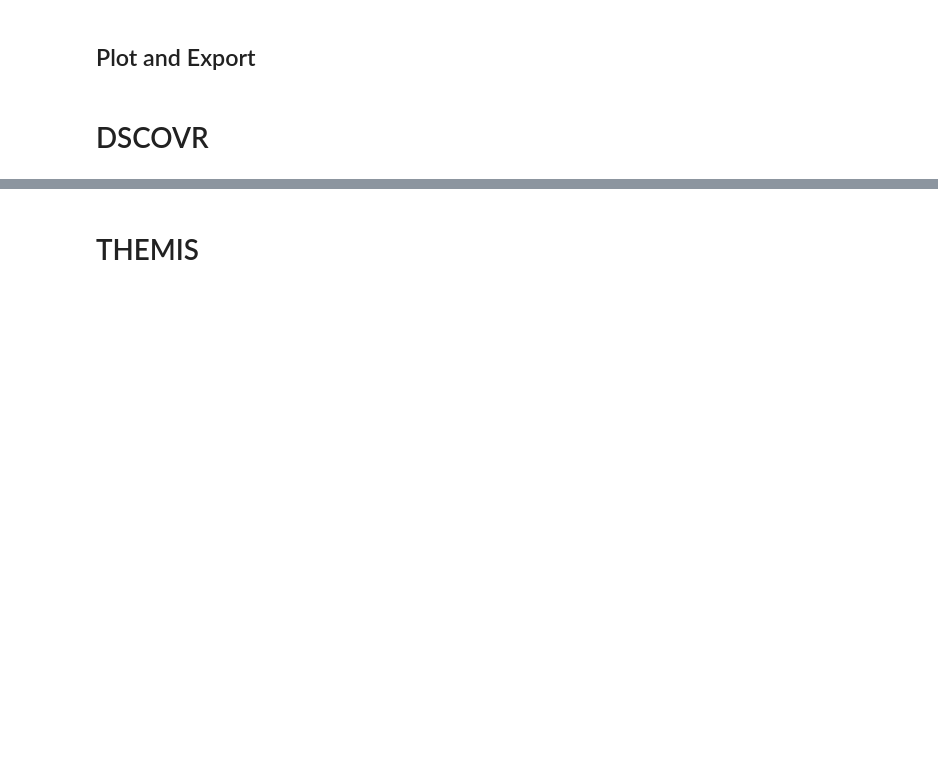
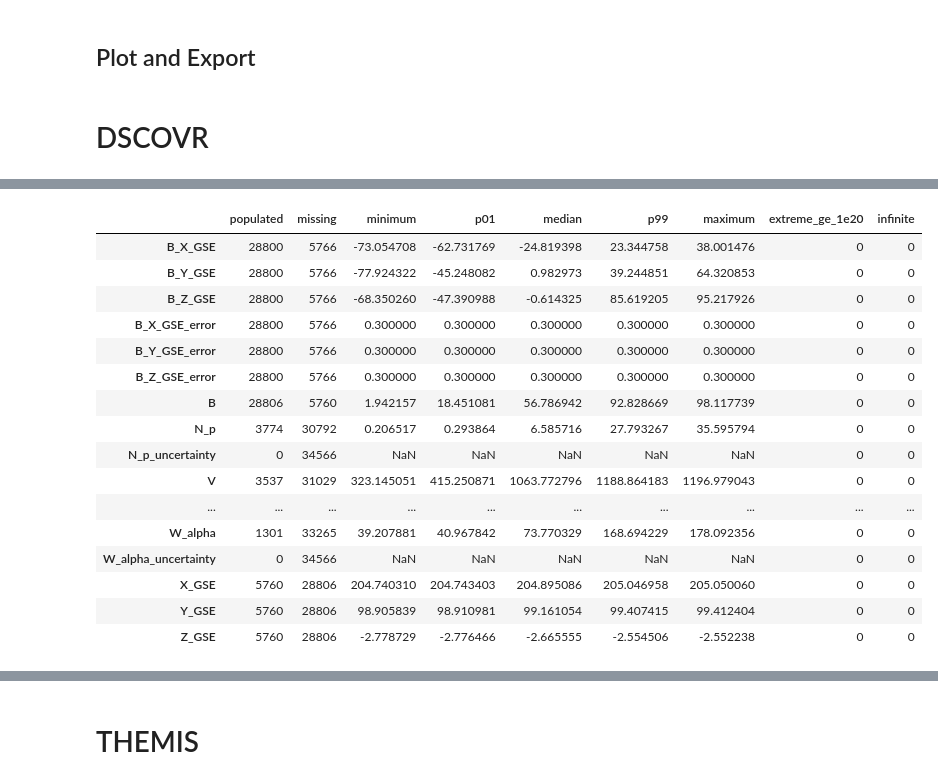
Before and after one commit to oscu0/Shock-and-Awe, a Jupyter notebook: CDASWS Downloader.ipynb, the cells around one changed output, grey strips where cells are left out. Drawn from its saved outputs; the diff is of its cells as text; code cells hidden in the pictures; blank space fills up the shorter version.

```diff
--- a/CDASWS Downloader.ipynb
+++ b/CDASWS Downloader.ipynb
@@ -1633,0 +1656,12 @@ merged
+# %%
+ADITYA_RAW_DIR = Path("Data/2026-01-19 22-00-00/Aditya-L1 (Raw)")
+ADITYA_SWIS_FILES = [
+    ADITYA_RAW_DIR / "AL1_ASW91_L2_BLK_20260119_UNP_9999_999999_V03.cdf",
+]
+ADITYA_MAG_FILES = [
+    ADITYA_RAW_DIR / "L1_MAG91N18P1AL10001009024026020040427663_N00_0000_000762_V00.nc",
+    ADITYA_RAW_DIR / "L1_MAG91N18P1AL10001109024026020075744125_N00_0000_000762_V00.nc",
+]
+ADITYA_SWIS_AUX_FILE = ADITYA_RAW_DIR / "AL1_ASW91_L1_AUX_20260119_UNP_9999_999999_V01.cdf"
+ADITYA_ATTITUDE_TOLERANCE = pd.Timedelta("0.25s")
+assert ADITYA_SWIS_FILES and ADITYA_MAG_FILES
@@ -1633,0 +2010,58 @@ merged
+# %%
+aditya_mag_selected = average_subsecond(aditya_mag_native.loc[t_start:t_end])
+aditya_plasma_selected = average_subsecond(aditya_plasma.loc[t_start:t_end])
+if aditya_plasma_selected.empty or aditya_mag_selected.empty:
+    raise ValueError("The manually supplied files do not overlap the requested interval.")
+aditya_merged = pd.concat([aditya_mag_selected, aditya_plasma_selected], axis=1).sort_index()
+aditya_merged.attrs = {
+    **aditya_plasma_frames[0].attrs,
+    "plasma_sources": [str(path) for path in ADITYA_SWIS_FILES],
+    "magnetic_sources": [str(path) for path in ADITYA_MAG_FILES],
+    "magnetic_processing_level": aditya_mag_level,
+    "magnetic_sensor": "MAG1 (6 m)",
+    "magnetic_frame": "GSE",
+    "gse_source": "Derived from MAG1 yaw/roll/pitch and SWIS L1 AUX sector directions",
+    "attitude_source": str(ADITYA_SWIS_AUX_FILE),
+    "attitude_axes_zero_based": {"yaw": "THA2[0] = THA1[1]", "roll": "THA2[24]", "pitch": "-THA1[5]"},
+    "attitude_matching": "nearest frame-start epoch; no interpolation; no extrapolation outside AUX coverage",
+    "attitude_max_offset_s": ADITYA_ATTITUDE_TOLERANCE.total_seconds(),
+    "attitude_available_start_UTC": aditya_attitude_time[0].isoformat(),
+    "attitude_available_end_UTC": aditya_attitude_time[-1].isoformat(),
+    "attitude_alignment_status": "Nominal sector/body assignment supported by L2 comparison; exact SWIS mounting offsets and intra-frame attitude epoch unverified",
+    "magnetic_magnitude_definition": "B is the 1 s mean of cleaned native MAG1 vector norms; components are means of native GSE vectors",
+    "magnetic_bin_missing_data": "Means use valid samples independently per column; B may include samples with missing GSE orientation",
+    "magnetic_calibration": "Source Level-1 calibration; no added offsets or official Level-2 filtering",
+    "magnetic_quality": "Source fill decoding and shared clamp_bad_values; L1 has no official L2 quality flag",
+    "magnetic_error_propagation": "sqrt(sum(R_ij**2 * sigma_body_j**2)); uncorrelated component errors assumed; 1 s error columns are mean source uncertainties, not standard errors of the mean",
+    "magnetic_units": "nT",
+    "magnetic_resampling": "1 s UTC arithmetic means after native-sample GSE rotation; occupied bins only; no interpolation",
+    "plasma_merge": "native timestamps; no nearest-time filling or interpolation",
+    "magnetic_available_start_UTC": aditya_mag_raw.index[0].isoformat(),
+    "magnetic_available_end_UTC": aditya_mag_raw.index[-1].isoformat(),
+    "plasma_available_start_UTC": aditya_plasma.index[0].isoformat(),
+    "plasma_available_end_UTC": aditya_plasma.index[-1].isoformat(),
+    "requested_start_UTC": t_start.isoformat(),
+    "requested_end_UTC": t_end.isoformat(),
+}
+aditya_check_time_index(aditya_merged)
+aditya_final_profile = aditya_data_profile(aditya_merged)
+assert not aditya_final_profile[["extreme_ge_1e20", "infinite"]].any().any()
+display(aditya_final_profile)
+# %% [output]
+|  | populated | missing | minimum | p01 | median | p99 | maximum | extreme_ge_1e20 | infinite |
+| B_X_GSE | 28800 | 5766 | -73.054708 | -62.731769 | -24.819398 | 23.344758 | 38.001476 | 0 | 0 |
+| B_Y_GSE | 28800 | 5766 | -77.924322 | -45.248082 | 0.982973 | 39.244851 | 64.320853 | 0 | 0 |
+| B_Z_GSE | 28800 | 5766 | -68.350260 | -47.390988 | -0.614325 | 85.619205 | 95.217926 | 0 | 0 |
+| B_X_GSE_error | 28800 | 5766 | 0.300000 | 0.300000 | 0.300000 | 0.300000 | 0.300000 | 0 | 0 |
+| B_Y_GSE_error | 28800 | 5766 | 0.300000 | 0.300000 | 0.300000 | 0.300000 | 0.300000 | 0 | 0 |
+| B_Z_GSE_error | 28800 | 5766 | 0.300000 | 0.300000 | 0.300000 | 0.300000 | 0.300000 | 0 | 0 |
+| B | 28806 | 5760 | 1.942157 | 18.451081 | 56.786942 | 92.828669 | 98.117739 | 0 | 0 |
+| N_p | 3774 | 30792 | 0.206517 | 0.293864 | 6.585716 | 27.793267 | 35.595794 | 0 | 0 |
+| N_p_uncertainty | 0 | 34566 | NaN | NaN | NaN | NaN | NaN | 0 | 0 |
+| V | 3537 | 31029 | 323.145051 | 415.250871 | 1063.772796 | 1188.864183 | 1196.979043 | 0 | 0 |
+| ... | ... | ... | ... | ... | ... | ... | ... | ... | ... |
+| W_alpha | 1301 | 33265 | 39.207881 | 40.967842 | 73.770329 | 168.694229 | 178.092356 | 0 | 0 |
+| W_alpha_uncertainty | 0 | 34566 | NaN | NaN | NaN | NaN | NaN | 0 | 0 |
+| X_GSE | 5760 | 28806 | 204.740310 | 204.743403 | 204.895086 | 205.046958 | 205.050060 | 0 | 0 |
+| Y_GSE | 5760 | 28806 | 98.905839 | 98.910981 | 99.161054 | 99.407415 | 99.412404 | 0 | 0 |
+| Z_GSE | 5760 | 28806 | -2.778729 | -2.776466 | -2.665555 | -2.554506 | -2.552238 | 0 | 0 |
```
Also changed, not shown: parts of 13 cells of this notebook.
